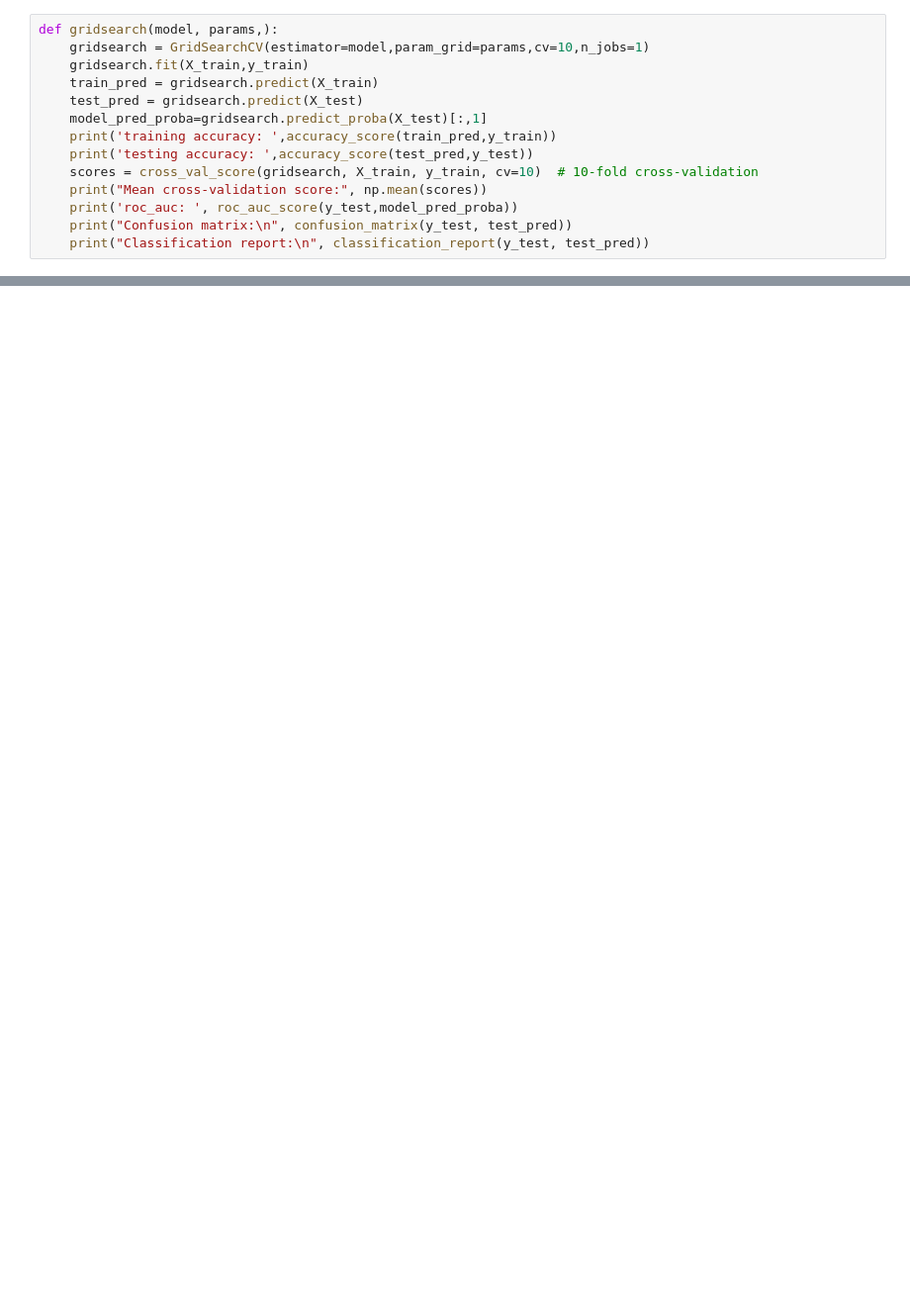
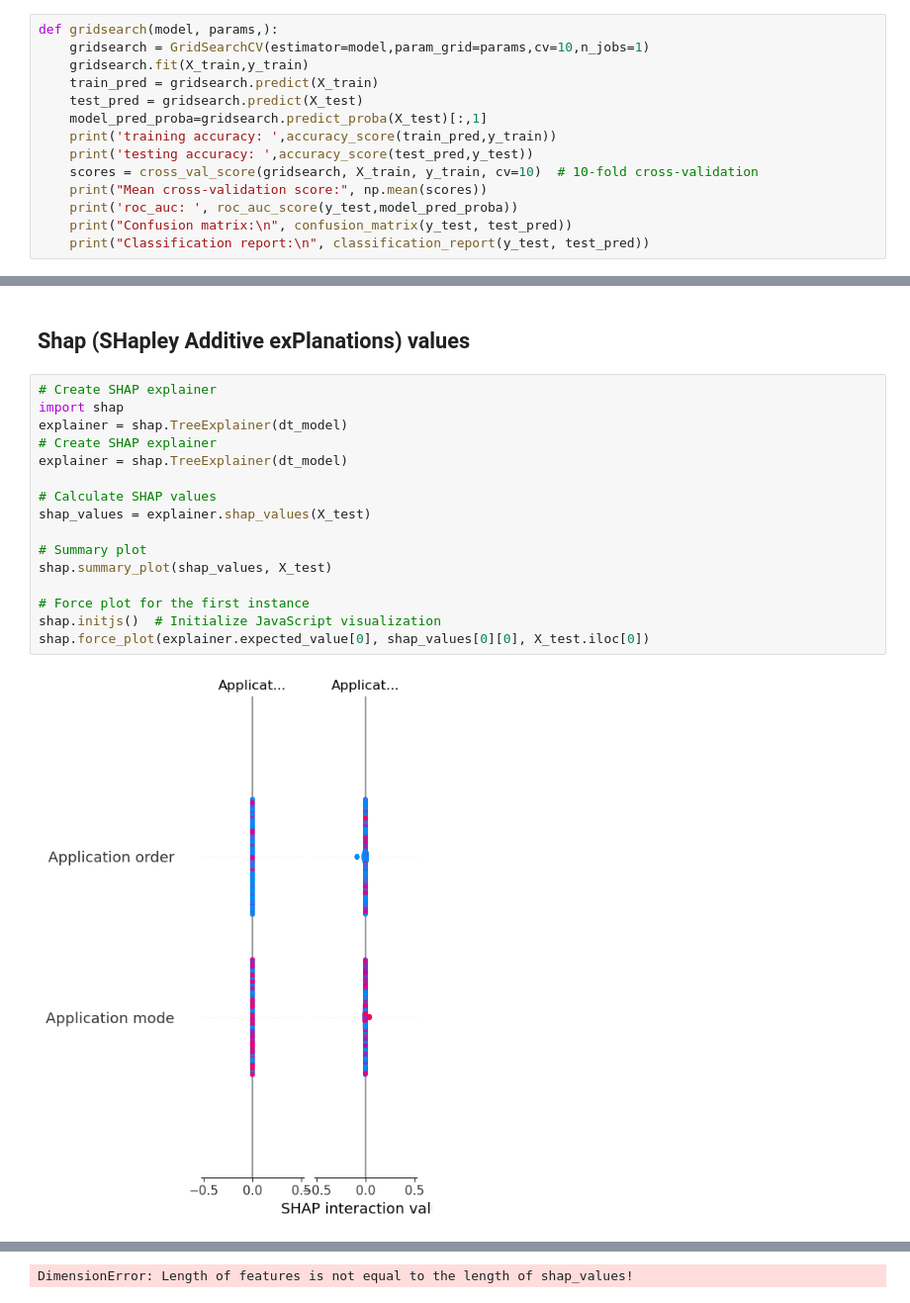
Before and after one commit to ChidiUmeh/3signet-Projects, a Jupyter notebook: week 5 Task/models optimization.ipynb, the cells around one changed output, grey strips where cells are left out. Shown at 99% size. Cells and saved outputs as stored; diff of their text form; blank space fills up the shorter version.

```diff
--- a/week 5 Task/models optimization.ipynb
+++ b/week 5 Task/models optimization.ipynb
@@ -49,0 +307,20 @@ def randomizedsearch(model, params,):
+# %% [markdown]
+## Shap (SHapley Additive exPlanations)  values
+# %%
+# Create SHAP explainer
+import shap
+explainer = shap.TreeExplainer(dt_model)
+# Create SHAP explainer
+explainer = shap.TreeExplainer(dt_model)
+
+# Calculate SHAP values
+shap_values = explainer.shap_values(X_test)
+
+# Summary plot
+shap.summary_plot(shap_values, X_test)
+
+# Force plot for the first instance
+shap.initjs()  # Initialize JavaScript visualization
+shap.force_plot(explainer.expected_value[0], shap_values[0][0], X_test.iloc[0])
+# %% [output]
+[figure, added]
@@ -49,0 +328 @@ def randomizedsearch(model, params,):
+DimensionError: Length of features is not equal to the length of shap_values!
```
Also changed, not shown: parts of 31 cells of this notebook.
